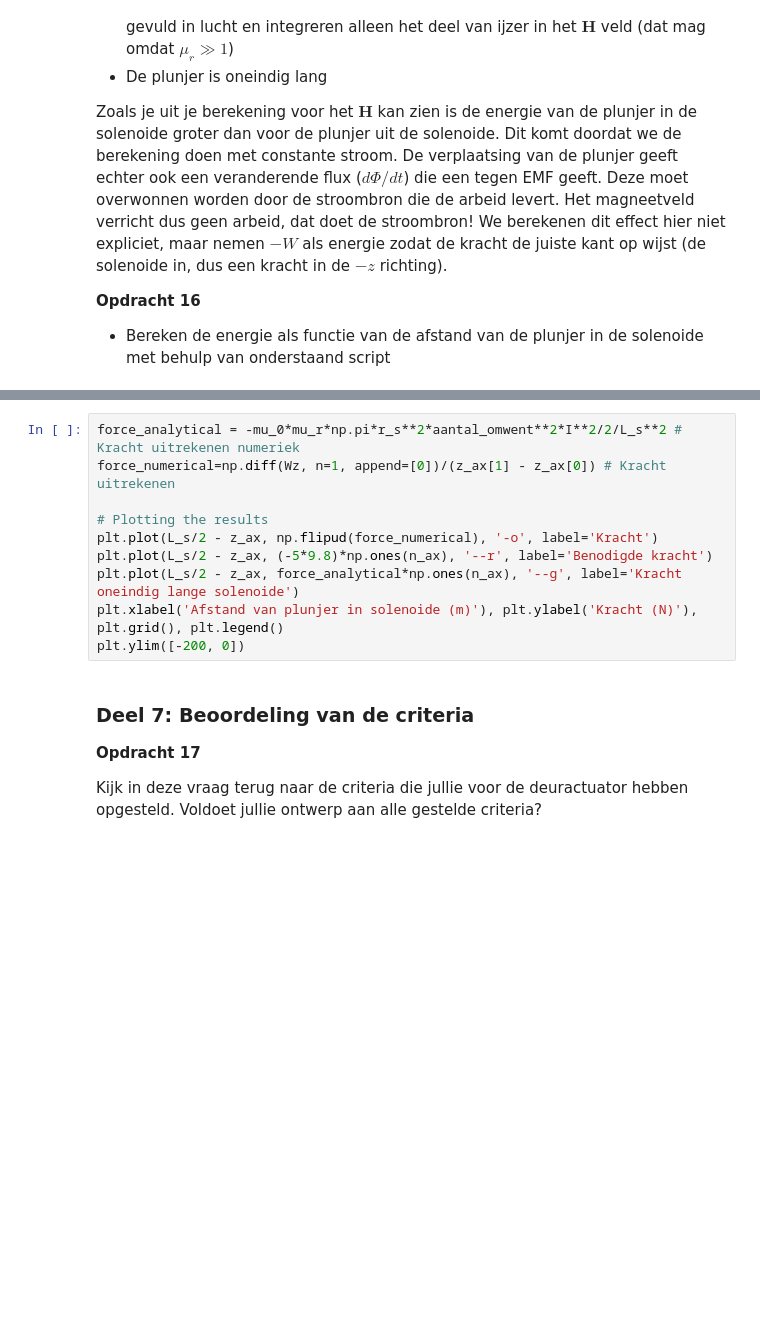
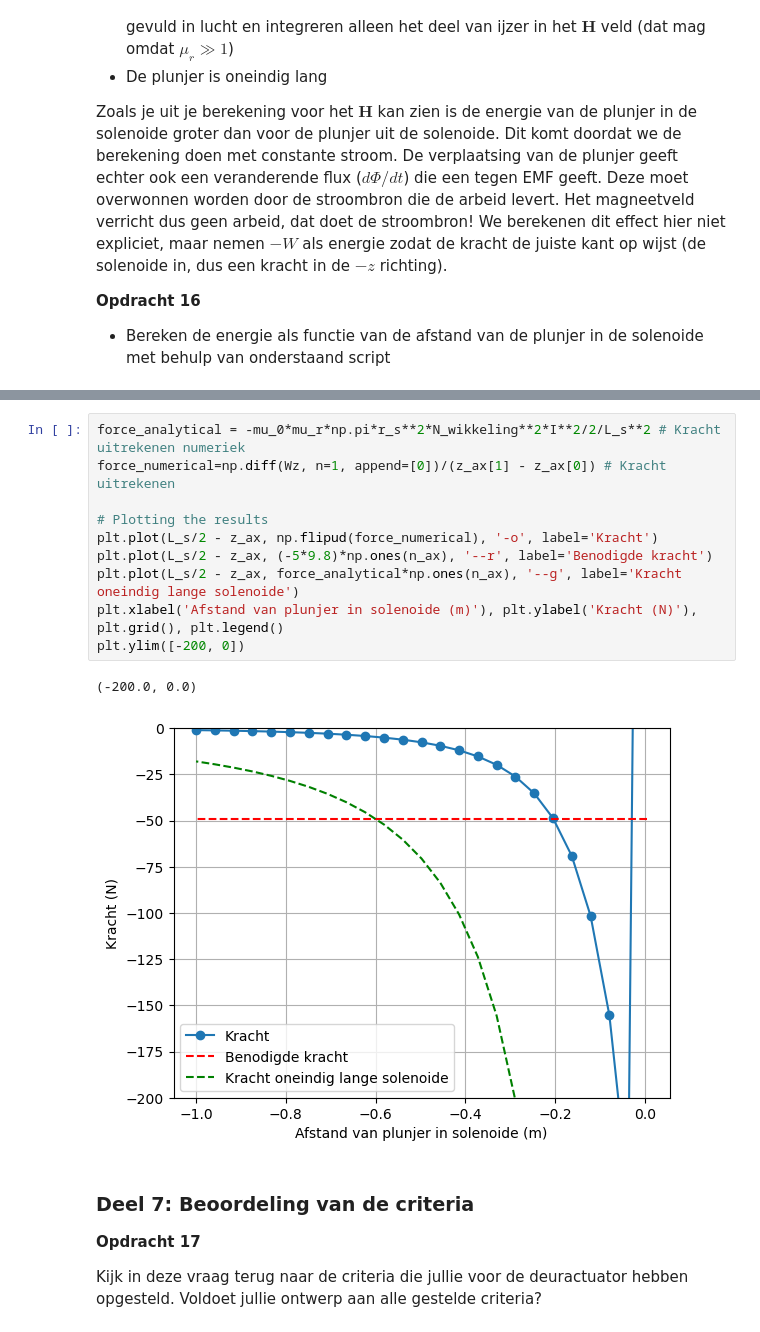
Before and after one commit to oprelo/opdrachten-DEF-D, a Jupyter notebook: DigitaleOntwerpopdrachten/2KrachtactuatorOpdracht/2KrachtactuatorOpdracht/KrachtactuatorOpdracht.ipynb, the cells around one changed output, grey strips where cells are left out. Drawn from its saved outputs; the diff is of its cells as text; blank space fills up the shorter version.

```diff
--- a/DigitaleOntwerpopdrachten/2KrachtactuatorOpdracht/2KrachtactuatorOpdracht/KrachtactuatorOpdracht.ipynb
+++ b/DigitaleOntwerpopdrachten/2KrachtactuatorOpdracht/2KrachtactuatorOpdracht/KrachtactuatorOpdracht.ipynb
@@ -510,13 +531,16 @@ plt.xlabel('Afstand van plunjer in solenoide (m)'), plt.ylabel('Energie (J)'), p
 # %%
-force_analytical = -mu_0*mu_r*np.pi*r_s**2*aantal_omwent**2*I**2/2/L_s**2 # Kracht uitrekenen numeriek
+force_analytical = -mu_0*mu_r*np.pi*r_s**2*N_wikkeling**2*I**2/2/L_s**2 # Kracht uitrekenen numeriek
 force_numerical=np.diff(Wz, n=1, append=[0])/(z_ax[1] - z_ax[0]) # Kracht uitrekenen
 
 # Plotting the results
 plt.plot(L_s/2 - z_ax, np.flipud(force_numerical), '-o', label='Kracht')
 plt.plot(L_s/2 - z_ax, (-5*9.8)*np.ones(n_ax), '--r', label='Benodigde kracht')
 plt.plot(L_s/2 - z_ax, force_analytical*np.ones(n_ax), '--g', label='Kracht oneindig lange solenoide')
 plt.xlabel('Afstand van plunjer in solenoide (m)'), plt.ylabel('Kracht (N)'), plt.grid(), plt.legend()
 plt.ylim([-200, 0])
+# %% [output]
+(-200.0, 0.0)
+[figure, added]
 # %% [markdown]
 ### Deel 7: Beoordeling van de criteria
 **Opdracht 17**
```
Also changed, not shown: parts of 6 cells of this notebook.
